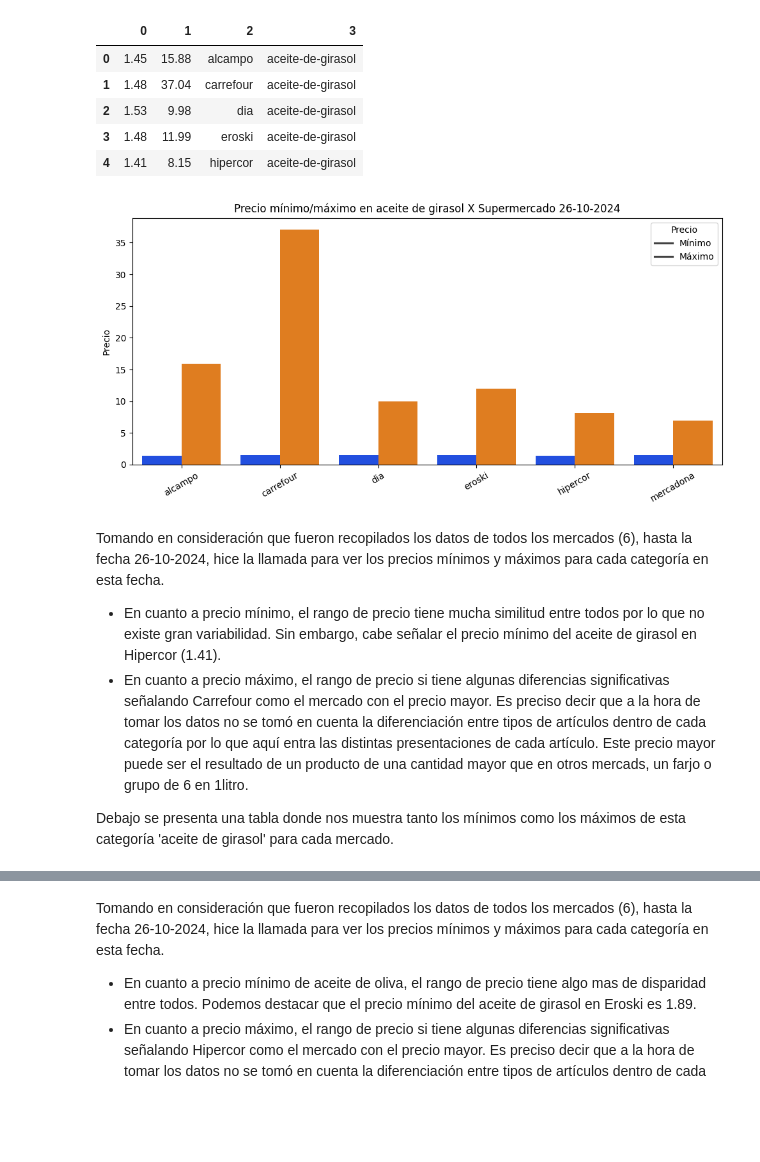
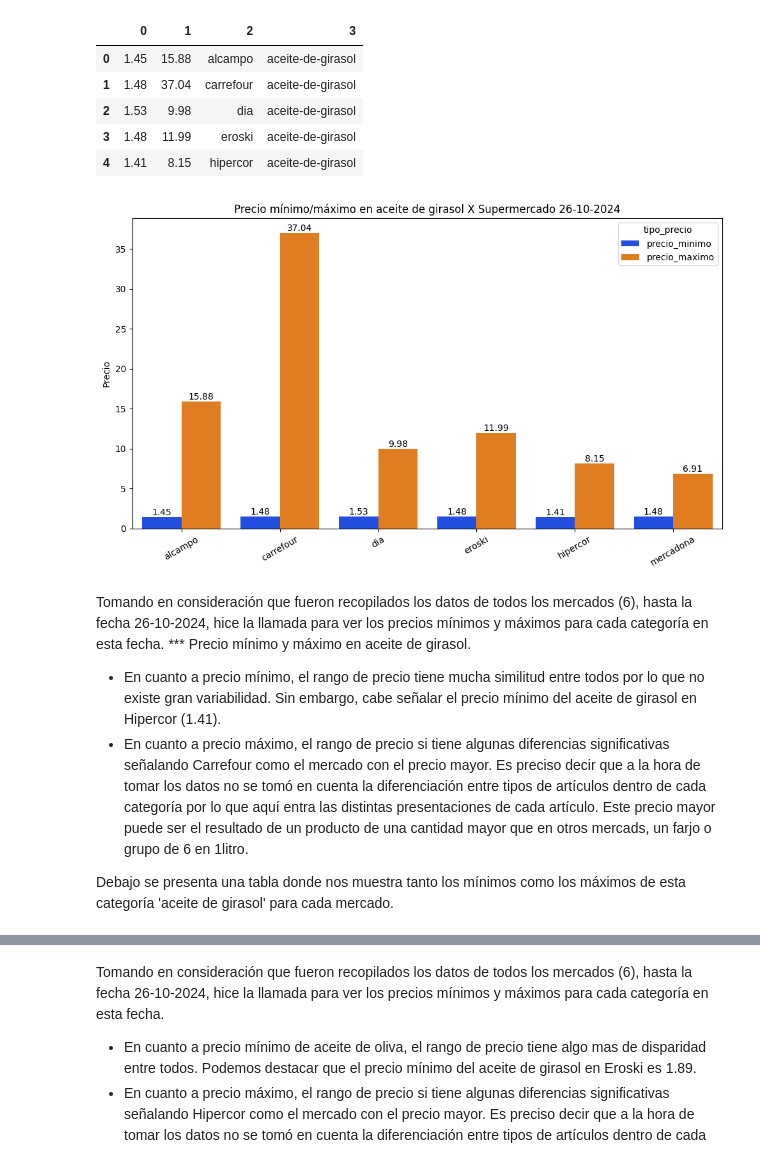
Before and after one commit to ngcarvajall/Proyecto1-AnalisisFacua, a Jupyter notebook: Notebooks/EDA.ipynb, the cells around one changed output, grey strips where cells are left out. Cells and saved outputs as stored; diff of their text form; code cells hidden in the pictures; blank space fills up the shorter version.

```diff
--- a/Notebooks/EDA.ipynb
+++ b/Notebooks/EDA.ipynb
@@ -157,33 +154,34 @@ df_min_max_.columns = ['precio_minimo', 'precio_maximo', 'supermercado', 'catego
 # %%
 df_long = pd.melt(df_min_max_, id_vars=['categoria', 'supermercado'],
                   value_vars=['precio_minimo', 'precio_maximo'],
                   var_name='tipo_precio', value_name='precio')
 
-# Filtrar solo la categoría "aceite-de-girasol" si hay múltiples categorías en el DataFrame
 df_aceite = df_long[df_long['categoria'] == 'aceite-de-girasol']
 
-# Crear el gráfico de barras agrupado
-plt.figure(figsize=(10, 5))
-sns.barplot(
+plt.figure(figsize=(10, 6))
+ax = sns.barplot(
     data=df_aceite,
     x='supermercado',
     y='precio',
     hue='tipo_precio',
     palette="bright"
 )
 
 # Personalizar etiquetas y título
 plt.title("Precio mínimo/máximo en aceite de girasol X Supermercado 26-10-2024")
 plt.xlabel("")
 plt.ylabel("Precio")
-plt.legend(title="Precio", labels=["Mínimo", "Máximo"])
 plt.xticks(rotation=30)  # Asegura que los nombres de supermercados se vean claramente
 plt.tight_layout()
+
+for container in ax.containers:
+    ax.bar_label(container, fmt="%.2f", label_type="edge")
 plt.show()
 # %% [output]
-[figure, old version]
+[figure, new version]
 # %% [markdown]
 Tomando en consideración que fueron recopilados los datos de todos los mercados (6), hasta la fecha 26-10-2024, hice la llamada para ver los precios mínimos y máximos para cada categoría en esta fecha.
+*** Precio mínimo y máximo en aceite de girasol.
 * En cuanto a precio mínimo, el rango de precio tiene mucha similitud entre todos por lo que no existe gran variabilidad. Sin embargo, cabe señalar el precio mínimo del aceite de girasol en Hipercor (1.41).
 * En cuanto a precio máximo, el rango de precio si tiene algunas diferencias significativas señalando Carrefour como el mercado con el precio mayor. Es preciso decir que a la hora de tomar los datos no se tomó en cuenta la diferenciación entre tipos de artículos dentro de cada categoría por lo que aquí entra las distintas presentaciones de cada artículo. Este precio mayor puede ser el resultado de un producto de una cantidad mayor que en otros mercads, un farjo o grupo de 6 en 1litro.
 
```
Also changed, not shown: parts of 23 cells of this notebook, 2 other files.
